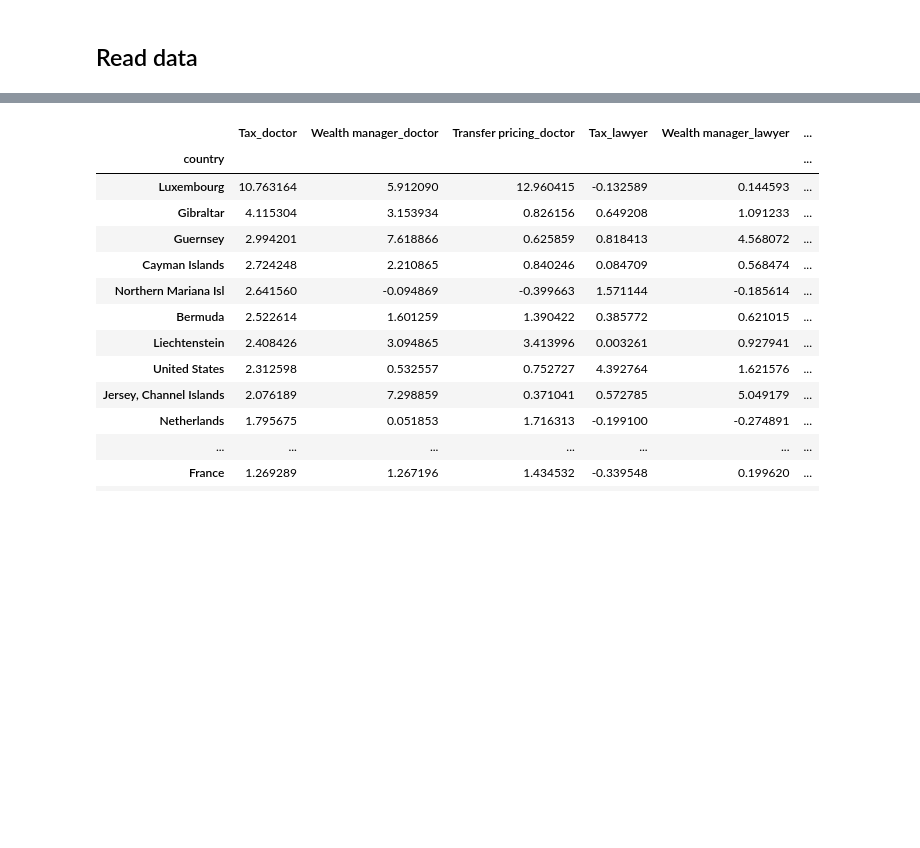
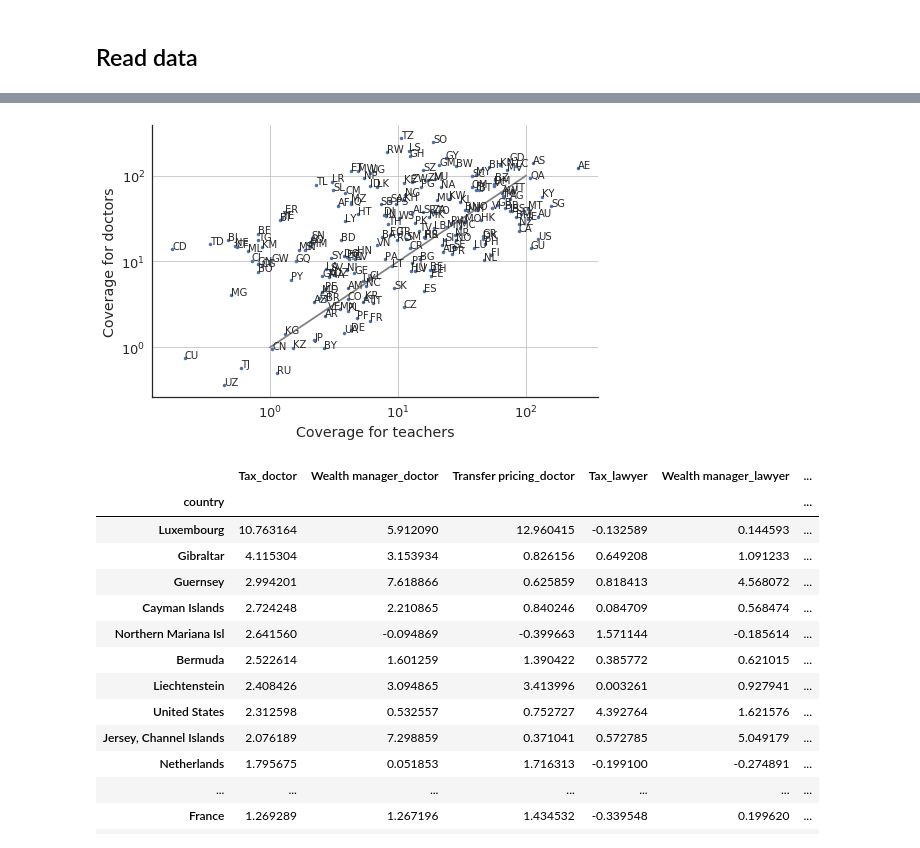
Before and after one commit to jgarciab/mapping_professions, a Jupyter notebook: analyze_data.ipynb, the cells around one changed output, grey strips where cells are left out. Cells and saved outputs as stored; diff of their text form; code cells hidden in the pictures; blank space fills up the shorter version.

```diff
--- a/analyze_data.ipynb
+++ b/analyze_data.ipynb
@@ -93,3 +94,17 @@ Index(['iso2', 'Doctor', 'Engineer', 'International tax', 'Lawyer', 'Manager',
+# %%
+professions["coverage_teachers"] = 100*professions["Teacher"]/professions["Teachers"]
+professions["coverage_doctor"] = 100*professions["Doctor"]/professions["Physicians"]
+
+plt.figure(figsize=(8,5))
+plot(professions,"coverage_teachers","coverage_doctor")
+plt.plot([1,100],[1,100],color="gray",label="Same coverage")
+# plt.plot([10,1E5],[1,1E4],"--",color="gray",label="10% coverage")
+# plt.plot([100,1E6],[1,1E4],":",color="gray",label="1% coverage")
+plt.xlabel("Coverage for teachers")
+plt.ylabel("Coverage for doctors")
+plt.show()
+# %% [output]
+[figure, added]
 # %%
 professions["Tax_doctor"] = professions["Tax"]/professions["Doctor"]
 professions["Tax_lawyer"] = professions["Tax"]/professions["Lawyer"]
```
Also changed, not shown: parts of 5 cells of this notebook, 2 other files.
